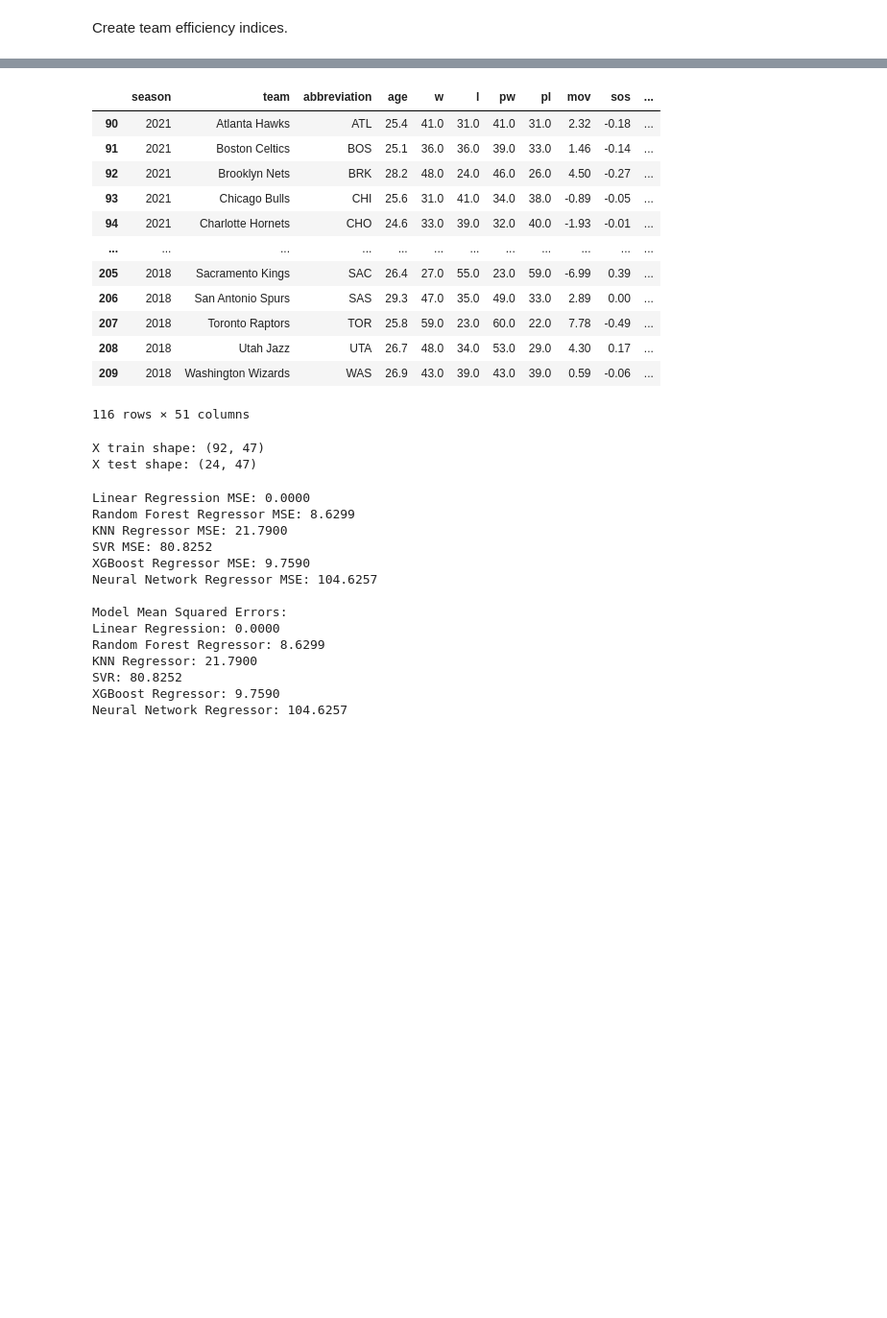
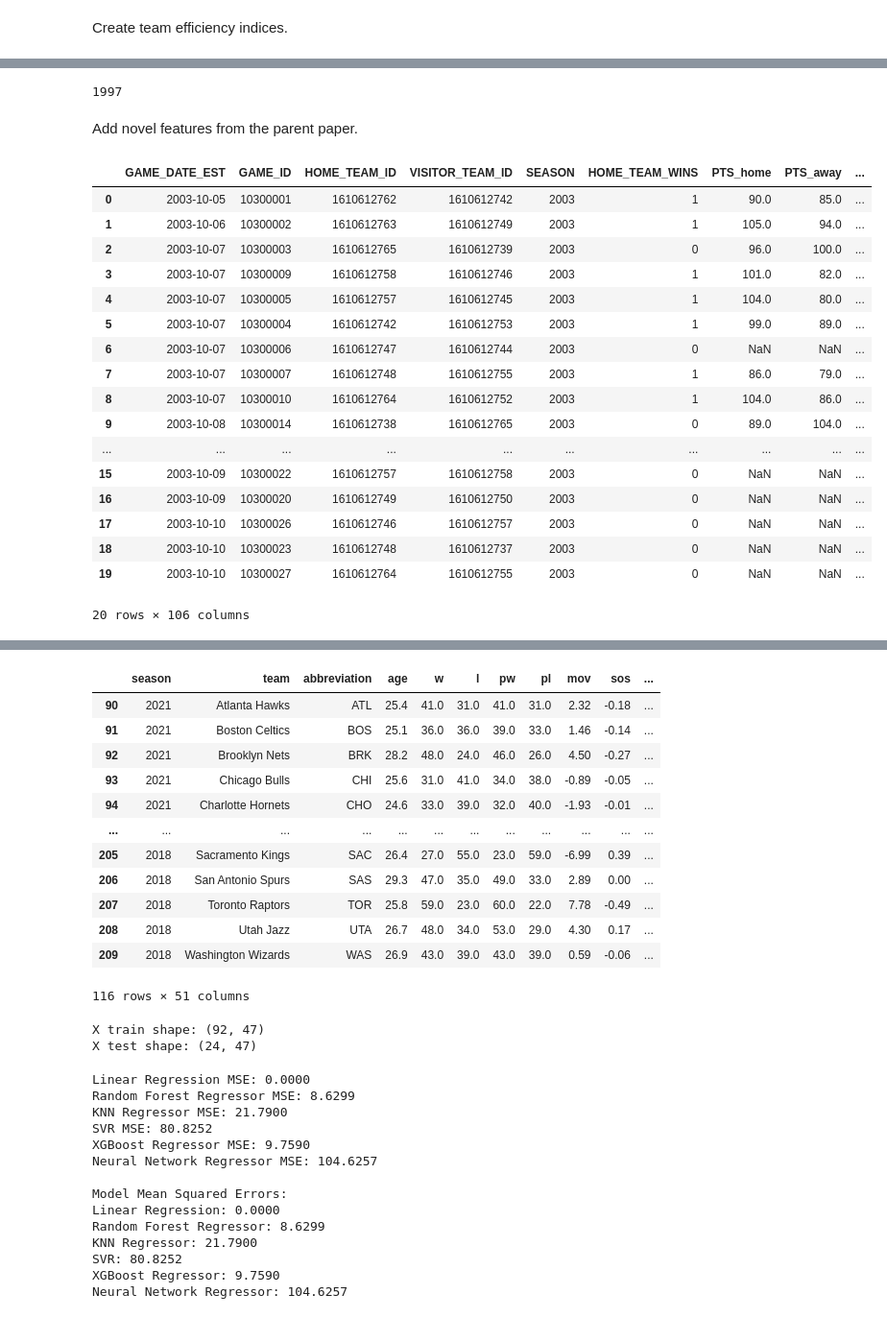
Before and after one commit to ethanleicht/NBA_Model, a Jupyter notebook: our_code2.ipynb, the cells around one changed output, grey strips where cells are left out. Shown: that part at 96% size. Drawn from its saved outputs; the diff is of its cells as text; code cells hidden in the pictures; blank space fills up the shorter version.

```diff
--- a/our_code2.ipynb
+++ b/our_code2.ipynb
@@ -104,0 +62,77 @@ team_stats
+# %%
+# add team_id to team stats
+teamids.rename(columns = {'ABBREVIATION':'abbreviation','TEAM_NAME':'team'}, inplace = True)
+team_stats = team_stats.merge(teamids)
+team_stats.drop(columns=['team','abbreviation'], inplace = True)
+# %%
+min(team_stats.season)
+# %% [output]
+1997
+# %%
+# add home team stats to games
+h_team_stats = team_stats.add_prefix('h_')
+final_df = games.merge(h_team_stats, left_on=['HOME_TEAM_ID','SEASON'], right_on=['h_TEAM_ID','h_season'])
+final_df.drop(columns=['h_season','h_TEAM_ID'], inplace = True)
+
+# add away team stats to games
+a_team_stats = team_stats.add_prefix('a_')
+final_df = final_df.merge(a_team_stats, left_on=['VISITOR_TEAM_ID','SEASON'], right_on=['a_TEAM_ID','a_season'])
+final_df.drop(columns=['a_season','a_TEAM_ID'], inplace = True)
+# %%
+# sort games by date, ascending
+final_df['GAME_DATE_EST'] = pd.to_datetime(final_df['GAME_DATE_EST'])
+final_df = final_df.sort_values(by='GAME_DATE_EST', ascending=True).reset_index(drop=True)
+# %% [markdown]
+Add novel features from the parent paper.
+# %%
+import warnings
+warnings.filterwarnings("ignore")
+
+def get_avg_win_pct_last_n_games(team, game_date, df, n):
+    # Extract the last 10 games
+    prev_game_df = df[df['GAME_DATE_EST'] < game_date][(df['HOME_TEAM_ID'] == team) | (df['VISITOR_TEAM_ID'] == team)].tail(n)
+
+    wins = 0
+    # Filter columns to include only 'Home' team and result, then divide into home and away games
+    result_df = prev_game_df
+    h_df = result_df.loc[result_df['HOME_TEAM_ID'] == team]
+
+    h_wins = h_df.loc[h_df['HOME_TEAM_WINS'] == 1]
+
+    wins += len(h_wins)
+
+    a_df = result_df.loc[result_df['HOME_TEAM_ID'] != team]
+    a_wins = a_df.loc[a_df['HOME_TEAM_WINS'] == 0]
+
+    wins += len(a_wins)
+
+    return wins/n
+
+for index, row in final_df.iterrows() :
+    game_id = row['GAME_ID']
+    game_date = row['GAME_DATE_EST']
+    h_team = row['HOME_TEAM_ID']
+    a_team = row['VISITOR_TEAM_ID']
+    final_df.loc[index,'H_w_pct_10'] = get_avg_win_pct_last_n_games(h_team, game_date, final_df, 10)
+    final_df.loc[index,'A_w_pct_10'] = get_avg_win_pct_last_n_games(a_team, game_date, final_df, 10)
+
+final_df.head(20)
+# %% [output]
+|  | GAME_DATE_EST | GAME_ID | HOME_TEAM_ID | VISITOR_TEAM_ID | SEASON | HOME_TEAM_WINS | PTS_home | PTS_away | ... |
+| 0 | 2003-10-05 | 10300001 | 1610612762 | 1610612742 | 2003 | 1 | 90.0 | 85.0 | ... |
+| 1 | 2003-10-06 | 10300002 | 1610612763 | 1610612749 | 2003 | 1 | 105.0 | 94.0 | ... |
+| 2 | 2003-10-07 | 10300003 | 1610612765 | 1610612739 | 2003 | 0 | 96.0 | 100.0 | ... |
+| 3 | 2003-10-07 | 10300009 | 1610612758 | 1610612746 | 2003 | 1 | 101.0 | 82.0 | ... |
+| 4 | 2003-10-07 | 10300005 | 1610612757 | 1610612745 | 2003 | 1 | 104.0 | 80.0 | ... |
+| 5 | 2003-10-07 | 10300004 | 1610612742 | 1610612753 | 2003 | 1 | 99.0 | 89.0 | ... |
+| 6 | 2003-10-07 | 10300006 | 1610612747 | 1610612744 | 2003 | 0 | NaN | NaN | ... |
+| 7 | 2003-10-07 | 10300007 | 1610612748 | 1610612755 | 2003 | 1 | 86.0 | 79.0 | ... |
+| 8 | 2003-10-07 | 10300010 | 1610612764 | 1610612752 | 2003 | 1 | 104.0 | 86.0 | ... |
+| 9 | 2003-10-08 | 10300014 | 1610612738 | 1610612765 | 2003 | 0 | 89.0 | 104.0 | ... |
+| ... | ... | ... | ... | ... | ... | ... | ... | ... | ... |
+| 15 | 2003-10-09 | 10300022 | 1610612757 | 1610612758 | 2003 | 0 | NaN | NaN | ... |
+| 16 | 2003-10-09 | 10300020 | 1610612749 | 1610612750 | 2003 | 0 | NaN | NaN | ... |
+| 17 | 2003-10-10 | 10300026 | 1610612746 | 1610612757 | 2003 | 0 | NaN | NaN | ... |
+| 18 | 2003-10-10 | 10300023 | 1610612748 | 1610612737 | 2003 | 0 | NaN | NaN | ... |
+| 19 | 2003-10-10 | 10300027 | 1610612764 | 1610612755 | 2003 | 0 | NaN | NaN | ... |
+20 rows × 106 columns
```
Also changed, not shown: parts of 8 cells of this notebook.
